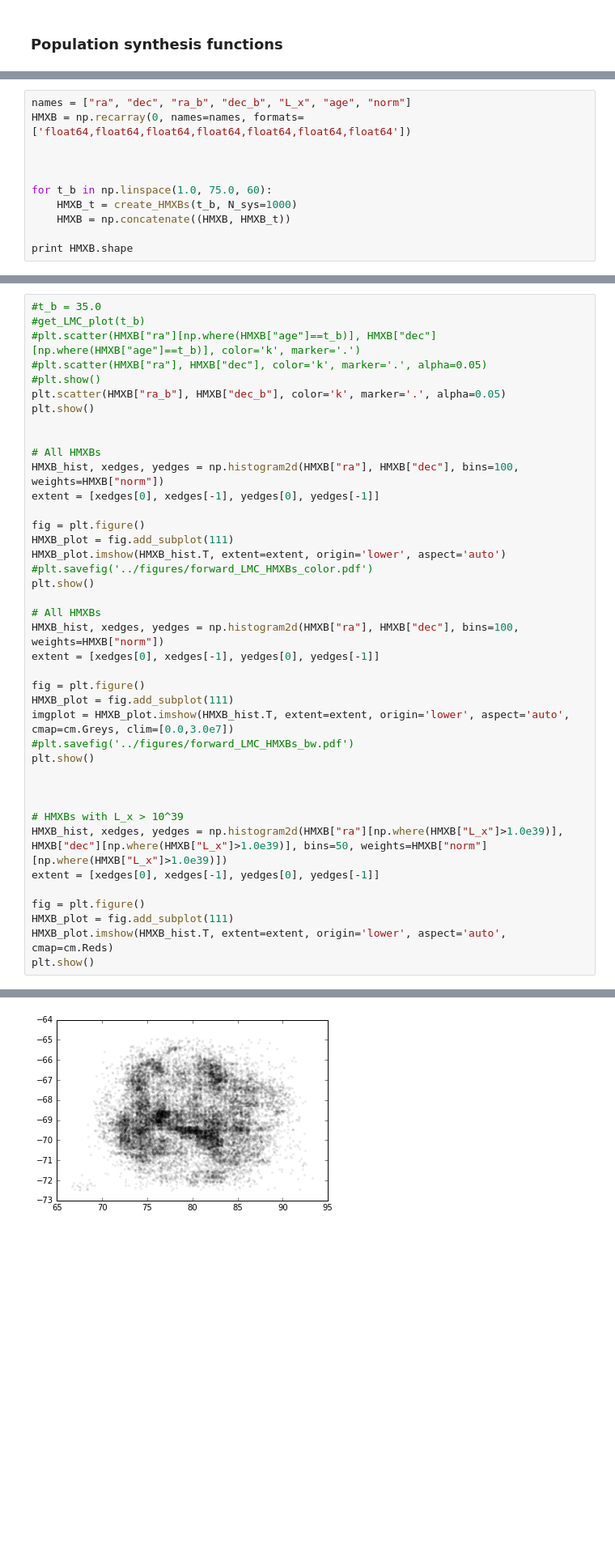
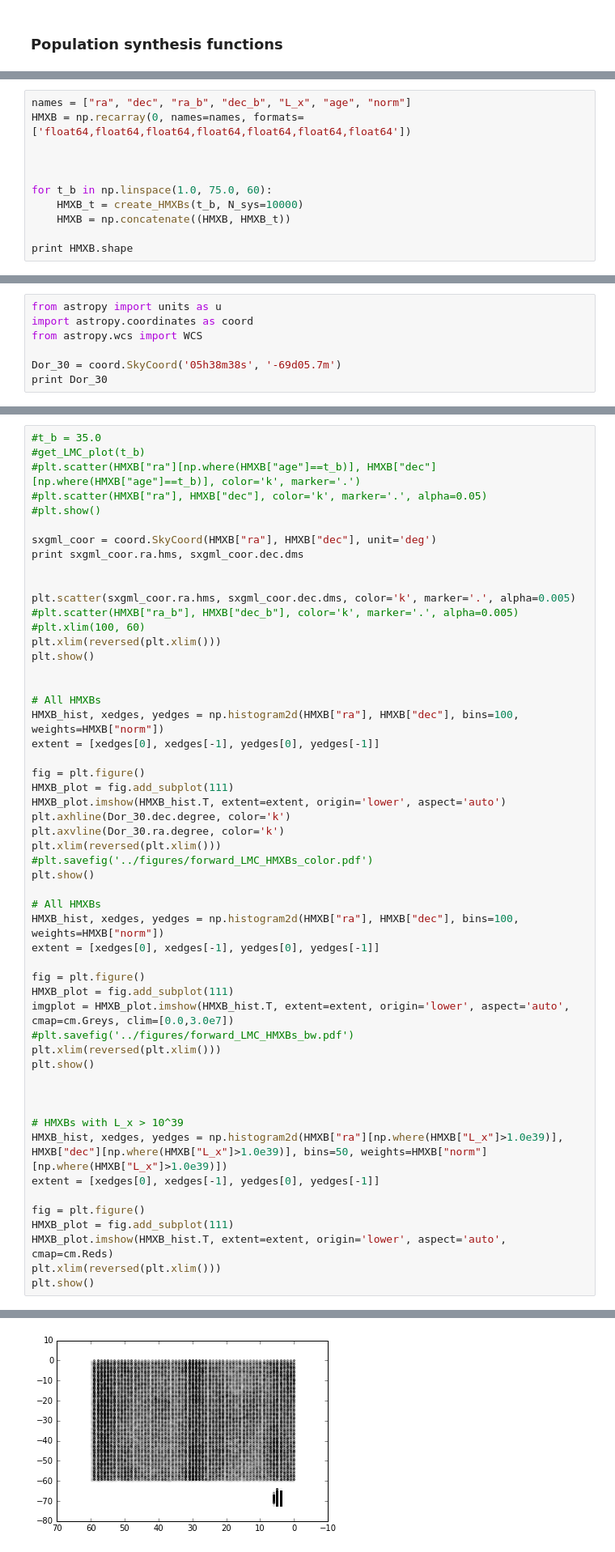
Before and after one commit to astroJeff/XRB, a Jupyter notebook: notebooks/LMC Forward.ipynb, the cells around one changed output, grey strips where cells are left out. Shown at 81% size. Cells and saved outputs as stored; diff of their text form; blank space fills up the shorter version.

Commit message:
Updated HMXB density with sky coordinate system

```diff
--- a/notebooks/LMC Forward.ipynb
+++ b/notebooks/LMC Forward.ipynb
@@ -659,7 +659,7 @@ HMXB = np.recarray(0, names=names, formats=['float64,float64,float64,float64,flo
 
 
 for t_b in np.linspace(1.0, 75.0, 60):
-    HMXB_t = create_HMXBs(t_b, N_sys=1000)
+    HMXB_t = create_HMXBs(t_b, N_sys=10000)
     HMXB = np.concatenate((HMXB, HMXB_t))
 
 print HMXB.shape
@@ -667,0 +668,7 @@ print HMXB.shape
+# %%
+from astropy import units as u
+import astropy.coordinates as coord
+from astropy.wcs import WCS
+
+Dor_30 = coord.SkyCoord('05h38m38s', '-69d05.7m')
+print Dor_30
@@ -671,7 +681,15 @@ print HMXB.shape
 #plt.scatter(HMXB["ra"][np.where(HMXB["age"]==t_b)], HMXB["dec"][np.where(HMXB["age"]==t_b)], color='k', marker='.')
 #plt.scatter(HMXB["ra"], HMXB["dec"], color='k', marker='.', alpha=0.05)
 #plt.show()
-plt.scatter(HMXB["ra_b"], HMXB["dec_b"], color='k', marker='.', alpha=0.05)
+
+sxgml_coor = coord.SkyCoord(HMXB["ra"], HMXB["dec"], unit='deg')
+print sxgml_coor.ra.hms, sxgml_coor.dec.dms
+
+
+plt.scatter(sxgml_coor.ra.hms, sxgml_coor.dec.dms, color='k', marker='.', alpha=0.005)
+#plt.scatter(HMXB["ra_b"], HMXB["dec_b"], color='k', marker='.', alpha=0.005)
+#plt.xlim(100, 60)
+plt.xlim(reversed(plt.xlim()))
 plt.show()
 
 
@@ -682,6 +700,9 @@ extent = [xedges[0], xedges[-1], yedges[0], yedges[-1]]
 fig = plt.figure()
 HMXB_plot = fig.add_subplot(111)
 HMXB_plot.imshow(HMXB_hist.T, extent=extent, origin='lower', aspect='auto')
+plt.axhline(Dor_30.dec.degree, color='k')
+plt.axvline(Dor_30.ra.degree, color='k')
+plt.xlim(reversed(plt.xlim()))
 #plt.savefig('../figures/forward_LMC_HMXBs_color.pdf')
 plt.show()
 
@@ -693,6 +714,7 @@ fig = plt.figure()
 HMXB_plot = fig.add_subplot(111)
 imgplot = HMXB_plot.imshow(HMXB_hist.T, extent=extent, origin='lower', aspect='auto', cmap=cm.Greys, clim=[0.0,3.0e7])
 #plt.savefig('../figures/forward_LMC_HMXBs_bw.pdf')
+plt.xlim(reversed(plt.xlim()))
 plt.show()
 
 
@@ -704,5 +726,6 @@ extent = [xedges[0], xedges[-1], yedges[0], yedges[-1]]
 fig = plt.figure()
 HMXB_plot = fig.add_subplot(111)
 HMXB_plot.imshow(HMXB_hist.T, extent=extent, origin='lower', aspect='auto', cmap=cm.Reds)
+plt.xlim(reversed(plt.xlim()))
 plt.show()
 # %% [output]
@@ -709 +735 @@ plt.show()
-[figure, old version]
+[figure, new version]
```
Also changed, not shown: parts of 4 cells of this notebook.
